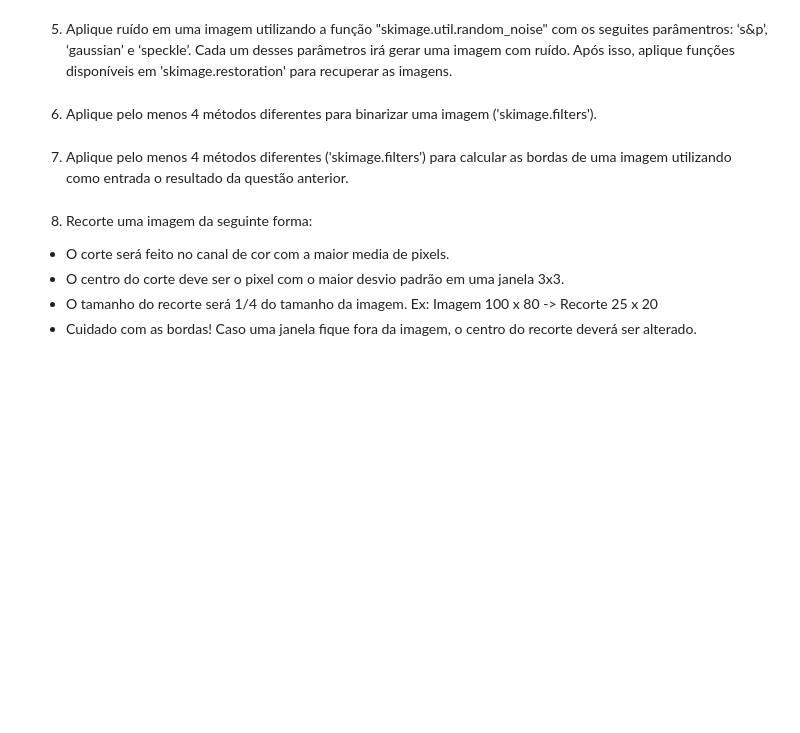
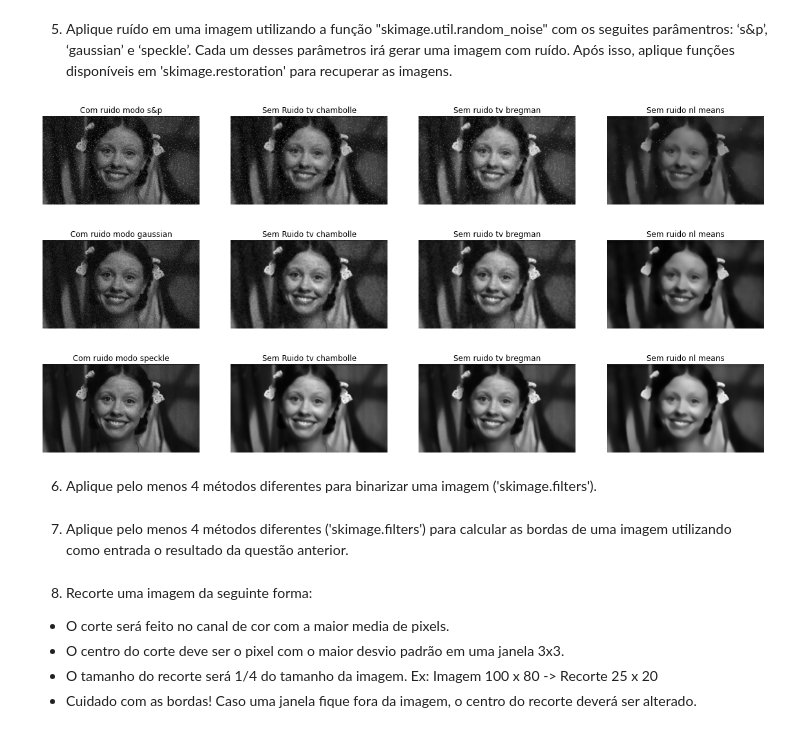
Before and after one commit to mthsvct/TopicosVisao, a Jupyter notebook: atvs/atv1/trabalho.ipynb, the cells around one changed output. Saved outputs shown, nothing was run; the diff lists cells and outputs as text; code cells hidden in the pictures; blank space fills up the shorter version.

```diff
--- a/atvs/atv1/trabalho.ipynb
+++ b/atvs/atv1/trabalho.ipynb
@@ -103,5 +147,28 @@ Menores intensidade:..................{'r': 0, 'g': 0, 'b': 0}
 # %% [markdown]
 5) Aplique ruído em uma imagem utilizando a função "skimage.util.random_noise" com os seguites parâmentros: ‘s&p’, ‘gaussian’ e ‘speckle’. Cada um desses parâmetros irá gerar uma imagem com ruído. Após isso, aplique funções disponíveis em 'skimage.restoration' para recuperar as imagens.
+# %%
+def ruido(imagem, modo):
+    return skimage.util.random_noise(imagem, mode=modo, seed=None, clip=True)
+# %%
+for i in ['s&p', 'gaussian', 'speckle']:
+    originalBW, original = ler_cinza(nameFile)
+    img = ruido( originalBW , i)
+    denoise = skimage.restoration.denoise_tv_chambolle(img)
+    denoise2 = skimage.restoration.denoise_tv_bregman(img)
+    denoise3 = skimage.restoration.denoise_nl_means(img,10)
+    manyShowWithTitle(
+        # {'img': original, 'title': f'Original'},
+        # {'img': originalBW, 'title': f'Original W&B'},
+        {'img': img, 'title': f'Com ruido modo {i}'},
+        {'img': denoise, 'title': f'Sem Ruido tv chambolle'},
+        {'img': denoise2, 'title': f'Sem ruido tv bregman'},
+        {'img': denoise3, 'title': f'Sem ruido nl means'},
+        color='gray'
+    )
+# %% [output]
+[figure, added]
+[figure, added]
+[figure, added]
 # %% [markdown]
 6) Aplique pelo menos 4 métodos diferentes para binarizar uma imagem ('skimage.filters').
 # %% [markdown]
```
Also changed, not shown: parts of 6 cells of this notebook, 1 other file.
